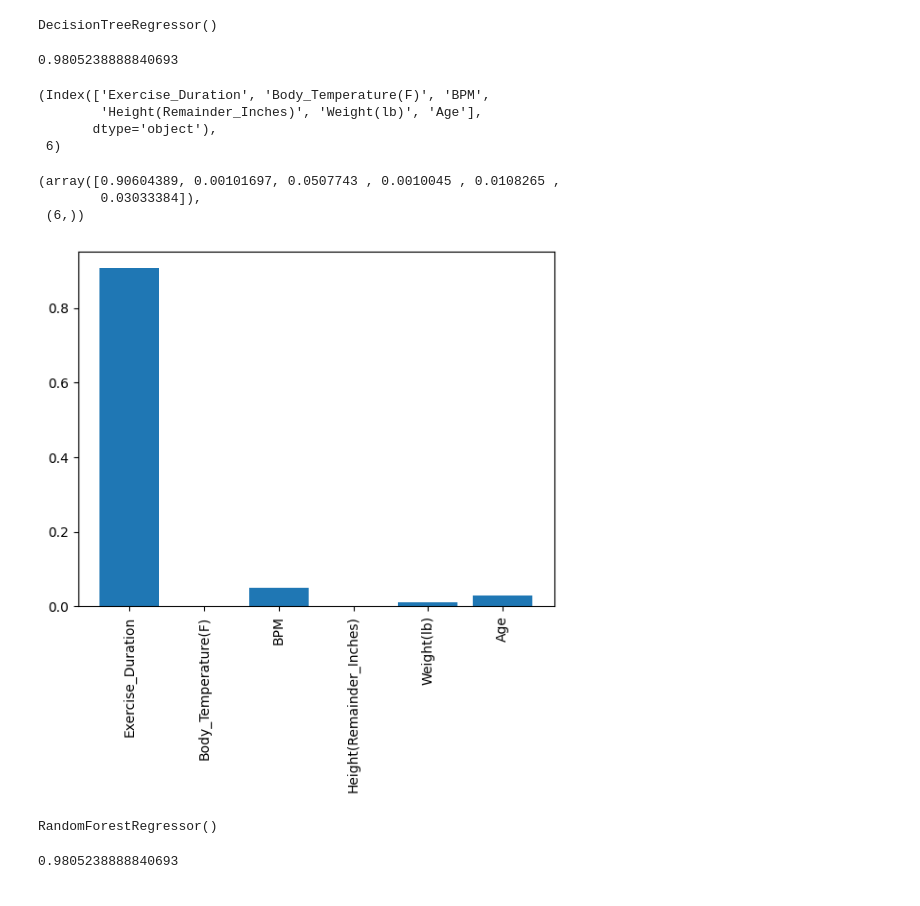
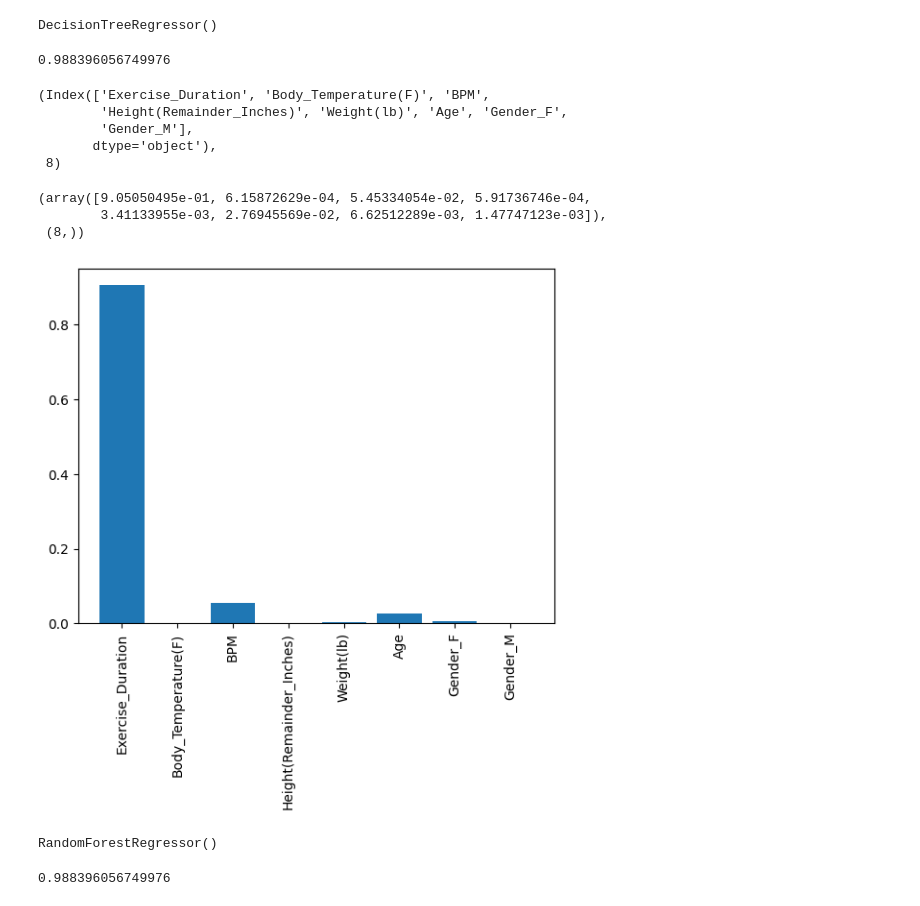
Before and after one commit to jungssg/CaloryPJ, a Jupyter notebook: dk_processing.ipynb, the cells around one changed output. Saved outputs shown, nothing was run; the diff lists cells and outputs as text; code cells hidden in the pictures.

```diff
--- a/dk_processing.ipynb
+++ b/dk_processing.ipynb
@@ -60,7 +59,7 @@ Age                         0
 Calories_Burned             0
 dtype: int64
 # %%
-train.drop(['ID','Weight_Status','Gender','Height(Feet)'], axis=1, inplace=True) # 고유Id, 체중상태 칼럼 삭제
+train.drop(['ID','Weight_Status','Height(Feet)'], axis=1, inplace=True) # 고유Id, 체중상태 칼럼 삭제
 # %%
 train.describe() #기술통계량 확인코드
 # %% [output]
@@ -274,3 +293,37 @@ sns.boxplot(y = train['Body_Temperature(F)'])
 # %% [output]
 <Axes: ylabel='Body_Temperature(F)'>
 [figure]
+# %%
+# 레이블 인코딩은 간단하게 문자열 값을 숫자형 카테고리 값으로 변환
+# 하지만 일괄적으로 숫자 값으류 변환이 되면서 몇몇 ML알고리즘에는
+# 이를 적용할 경우 예측 성능이 떨어지는 경우가 발생할 수 있고 숫자로 되어 있어
+# 잘못하면 가중치로 인식하여 값에 왜곡이 생기게 된다.
+# 이러한 특성 때문에 레이블 인코딩은 선형회귀와 같은 ML알고리즘에는 적용하지 않는다.
+# 트리 계열의 ML알고리즘은 숫자의 이러한 특성을 반영하지 않으므로 레이블 인코딩도 별 문제가 없다.
+# One=Hot Encoding
+# from sklearn.preprocessing import OneHotEncoder
+# import numpy as np
+# items = ['M','F']
+
+# # 1 : 모든 문자를 숫자형으로 변환
+# encoder = LabelEncoder()
+# encoder.fit(items)
+# labels = encoder.transform(items)
+
+# # 2: 2차원 데이터로 변환
+# labels = labels.reshape(-1,1)
+
+# # 3: One-Hot Encoding 적용
+# oh_encoder = OneHotEncoder()
+# oh_encoder.fit(labels)
+# oh_labels = oh_encoder.transform(labels)
+
+# oh_labels.toarray()
+# oh_labels.shape
+
+# get_dummies()를 사용해서 간단하게 원-핫 인토딩을 쉽게 진행
+import pandas as pd
+
+dummi_datas = pd.get_dummies(train, columns=['Gender']) #성별을 one-hot으로 변경
+
+dummi_datas
@@ -333,4 +421,4 @@ Calories_Burned               2
 dtype: int64
 # %%
-train.dropna(inplace=True)
+dummi_datas.dropna(inplace=True)
 # %%
@@ -363,7 +455,7 @@ Calories_Burned             0
 dtype: int64
 # %%
-y = train.pop('Calories_Burned')
-X = train
+y = dummi_datas.pop('Calories_Burned')
+X = dummi_datas
 # %%
 from sklearn.model_selection import train_test_split
 
@@ -380,26 +472,27 @@ preds = dt_model.predict(X_test)
 from sklearn.metrics import r2_score
 r2_score(y_test, preds)
 # %% [output]
-0.9805238888840693
+0.988396056749976
 # %%
-train.columns, len(train.columns)
+dummi_datas.columns, len(dummi_datas.columns)
 # %% [output]
 (Index(['Exercise_Duration', 'Body_Temperature(F)', 'BPM',
-        'Height(Remainder_Inches)', 'Weight(lb)', 'Age'],
+        'Height(Remainder_Inches)', 'Weight(lb)', 'Age', 'Gender_F',
+        'Gender_M'],
        dtype='object'),
- 6)
+ 8)
 # %%
 dt_model.feature_importances_, dt_model.feature_importances_.shape
 # %% [output]
-(array([0.90604389, 0.00101697, 0.0507743 , 0.0010045 , 0.0108265 ,
-        0.03033384]),
- (6,))
+(array([9.05050495e-01, 6.15872629e-04, 5.45334054e-02, 5.91736746e-04,
+        3.41133955e-03, 2.76945569e-02, 6.62512289e-03, 1.47747123e-03]),
+ (8,))
 # %%
 import matplotlib.pyplot as plt
-plt.bar(train.columns, dt_model.feature_importances_)
+plt.bar(dummi_datas.columns, dt_model.feature_importances_)
 plt.xticks(rotation=90);
 # %% [output]
-[figure, old version]
+[figure, new version]
 # %%
 from sklearn.ensemble import RandomForestRegressor
 
@@ -413,5 +506,5 @@ pred = rf_model.predict(X_train)
 # %%
 r2_score(y_test, preds)
 # %% [output]
-0.9805238888840693
+0.988396056749976
 # %%
```
Also changed, not shown: parts of 21 cells of this notebook.
